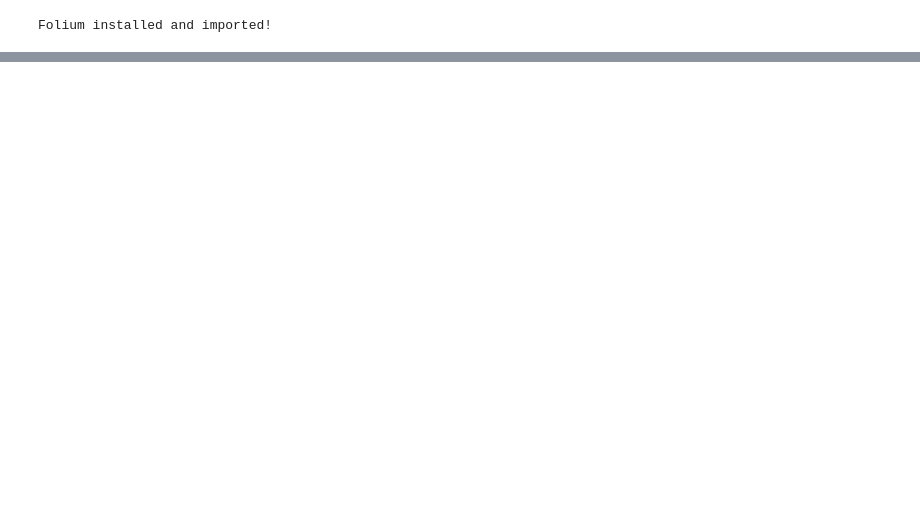
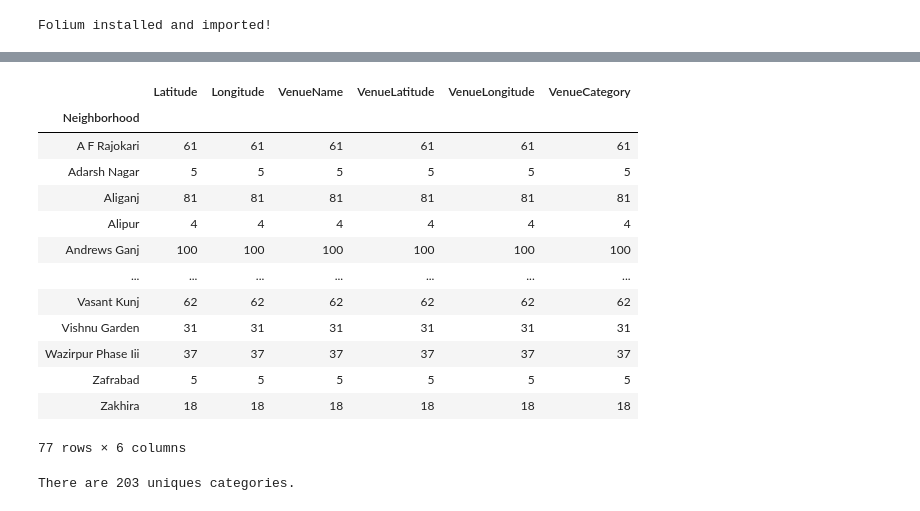
Before and after one commit to jjTudu/coffee, a Jupyter notebook: Search Coffee place.ipynb, the cells around one changed output, grey strips where cells are left out. Cells and saved outputs as stored; diff of their text form; code cells hidden in the pictures; blank space fills up the shorter version.

```diff
--- a/Search Coffee place.ipynb
+++ b/Search Coffee place.ipynb
@@ -170,0 +115,27 @@ KeyError: 'group'
+# %%
+venues = []
+
+for lat, long, neighborhood in zip(delhi_district['latitude'], delhi_district['longitude'], delhi_district['place_name']):
+    # create the API request URL
+    url = "https://api.foursquare.com/v2/venues/explore?client_id={}&client_secret={}&v={}&ll={},{}&radius={}&limit={}".format(
+        CLIENT_ID,
+        CLIENT_SECRET,
+        VERSION,
+        lat,
+        long,
+        radius,
+        LIMIT)
+
+     # make the GET request
+    results = requests.get(url).json()["response"]['groups'][0]['items']
+
+    # return only relevant information for each nearby venue
+    for venue in results:
+        venues.append((
+            neighborhood,
+            lat,
+            long,
+            venue['venue']['name'],
+            venue['venue']['location']['lat'],
+            venue['venue']['location']['lng'],
+            venue['venue']['categories'][0]['name']))
@@ -170,0 +159,21 @@ KeyError: 'group'
+# %%
+venues_df.groupby(["Neighborhood"]).count()
+# %% [output]
+|  | Latitude | Longitude | VenueName | VenueLatitude | VenueLongitude | VenueCategory |
+| Neighborhood |  |  |  |  |  |  |
+| A F Rajokari | 61 | 61 | 61 | 61 | 61 | 61 |
+| Adarsh Nagar | 5 | 5 | 5 | 5 | 5 | 5 |
+| Aliganj | 81 | 81 | 81 | 81 | 81 | 81 |
+| Alipur | 4 | 4 | 4 | 4 | 4 | 4 |
+| Andrews Ganj | 100 | 100 | 100 | 100 | 100 | 100 |
+| ... | ... | ... | ... | ... | ... | ... |
+| Vasant Kunj | 62 | 62 | 62 | 62 | 62 | 62 |
+| Vishnu Garden | 31 | 31 | 31 | 31 | 31 | 31 |
+| Wazirpur Phase Iii | 37 | 37 | 37 | 37 | 37 | 37 |
+| Zafrabad | 5 | 5 | 5 | 5 | 5 | 5 |
+| Zakhira | 18 | 18 | 18 | 18 | 18 | 18 |
+77 rows × 6 columns
+# %%
+print('There are {} uniques categories.'.format(len(venues_df['VenueCategory'].unique())))
+# %% [output]
+There are 203 uniques categories.
```
Also changed, not shown: parts of 38 cells of this notebook, 1 other file.
